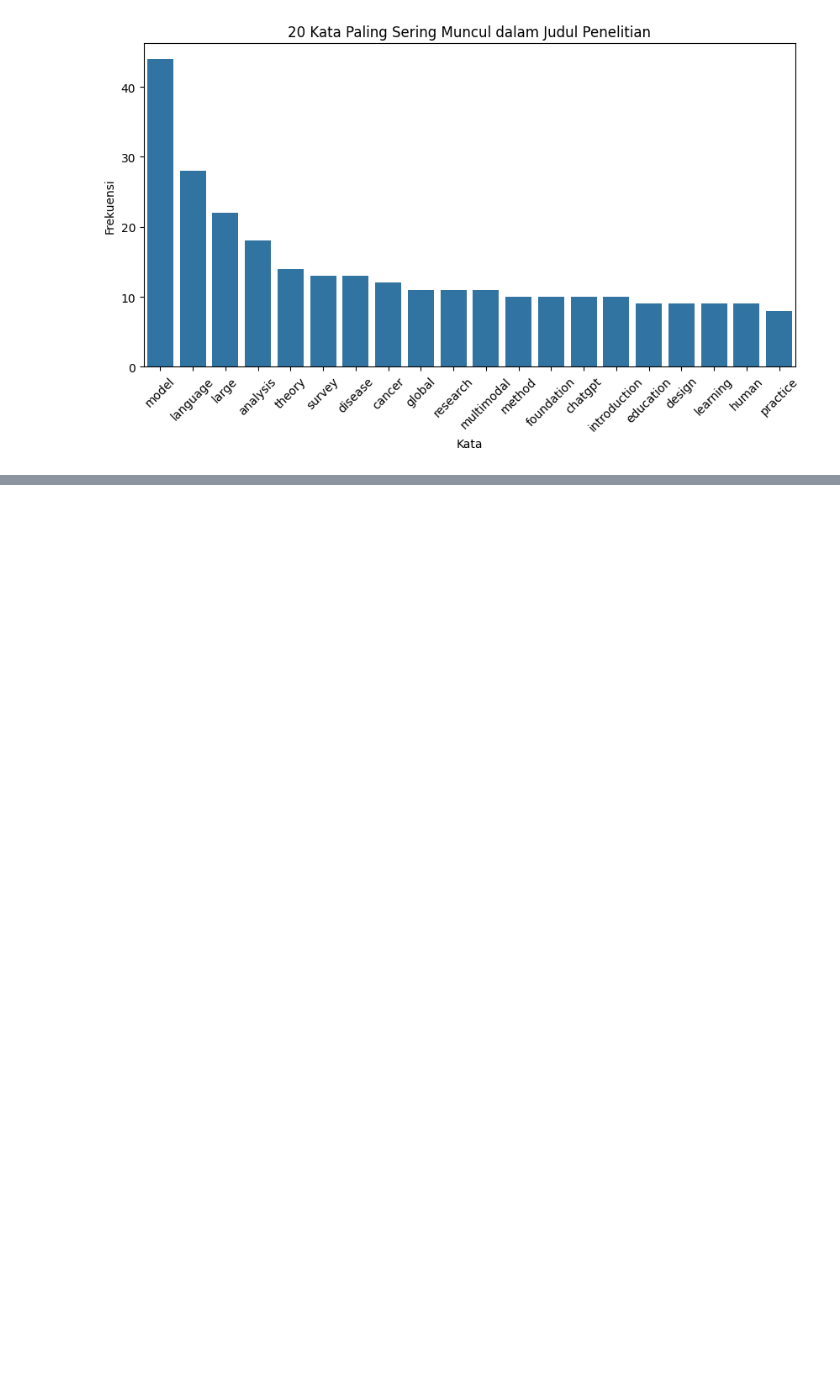
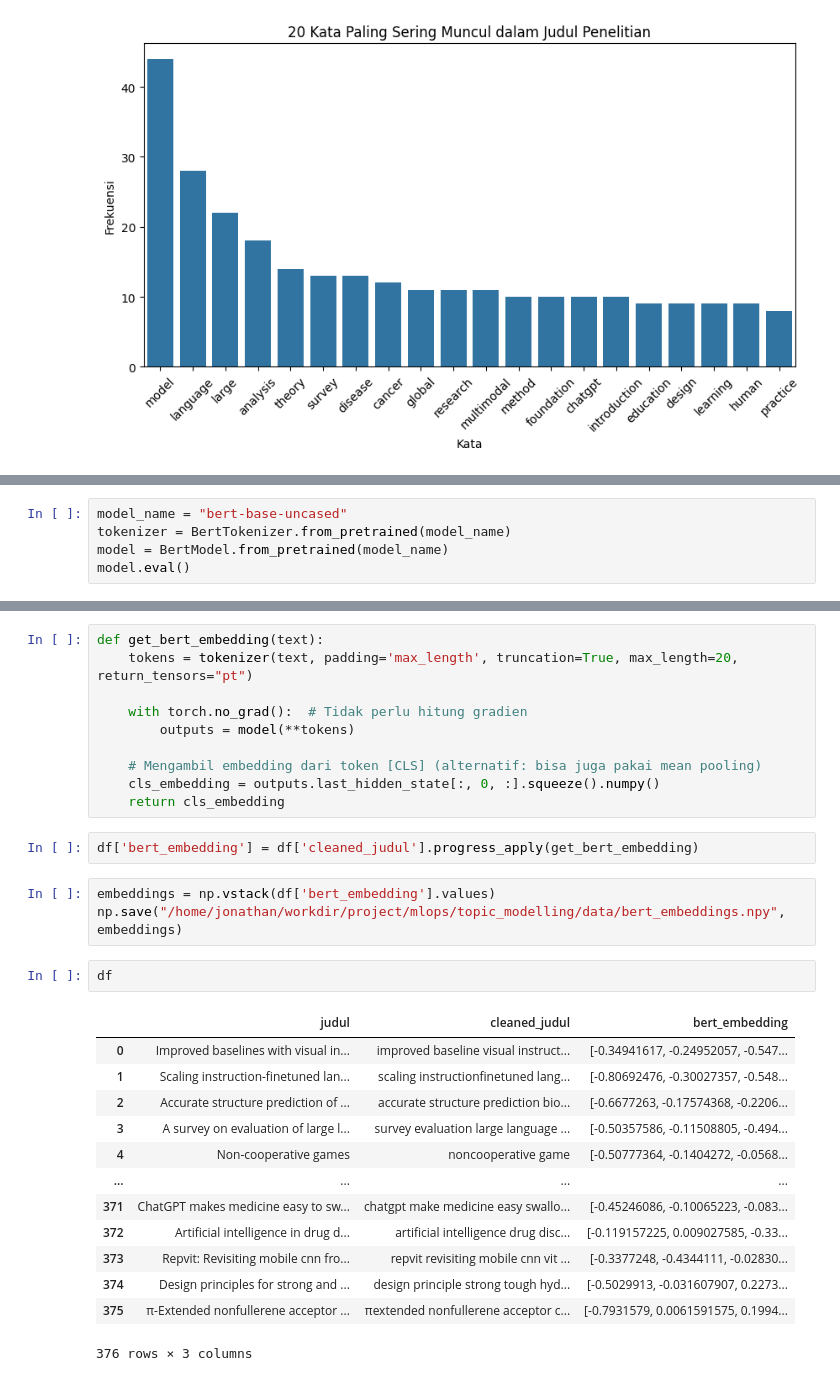
Before and after one commit to jonatyoung/Journalyze, a Jupyter notebook: notebooks/eda.ipynb, the cells around one changed output, grey strips where cells are left out. Drawn from its saved outputs; the diff is of its cells as text; blank space fills up the shorter version.

```diff
--- a/notebooks/eda.ipynb
+++ b/notebooks/eda.ipynb
@@ -104,0 +106,5 @@ Preprocessing dan EDA selesai!
+# %%
+model_name = "bert-base-uncased"
+tokenizer = BertTokenizer.from_pretrained(model_name)
+model = BertModel.from_pretrained(model_name)
+model.eval()
@@ -104,0 +129,31 @@ Preprocessing dan EDA selesai!
+# %%
+def get_bert_embedding(text):
+    tokens = tokenizer(text, padding='max_length', truncation=True, max_length=20, return_tensors="pt")
+
+    with torch.no_grad():  # Tidak perlu hitung gradien
+        outputs = model(**tokens)
+
+    # Mengambil embedding dari token [CLS] (alternatif: bisa juga pakai mean pooling)
+    cls_embedding = outputs.last_hidden_state[:, 0, :].squeeze().numpy()
+    return cls_embedding
+# %%
+df['bert_embedding'] = df['cleaned_judul'].progress_apply(get_bert_embedding)
+# %%
+embeddings = np.vstack(df['bert_embedding'].values)
+np.save("/home/jonathan/workdir/project/mlops/topic_modelling/data/bert_embeddings.npy", embeddings)
+# %%
+df
+# %% [output]
+|  | judul | cleaned_judul | bert_embedding |
+| 0 | Improved baselines with visual in... | improved baseline visual instruct... | [-0.34941617, -0.24952057, -0.547... |
+| 1 | Scaling instruction-finetuned lan... | scaling instructionfinetuned lang... | [-0.80692476, -0.30027357, -0.548... |
+| 2 | Accurate structure prediction of ... | accurate structure prediction bio... | [-0.6677263, -0.17574368, -0.2206... |
+| 3 | A survey on evaluation of large l... | survey evaluation large language ... | [-0.50357586, -0.11508805, -0.494... |
+| 4 | Non-cooperative games | noncooperative game | [-0.50777364, -0.1404272, -0.0568... |
+| ... | ... | ... | ... |
+| 371 | ChatGPT makes medicine easy to sw... | chatgpt make medicine easy swallo... | [-0.45246086, -0.10065223, -0.083... |
+| 372 | Artificial intelligence in drug d... | artificial intelligence drug disc... | [-0.119157225, 0.009027585, -0.33... |
+| 373 | Repvit: Revisiting mobile cnn fro... | repvit revisiting mobile cnn vit ... | [-0.3377248, -0.4344111, -0.02830... |
+| 374 | Design principles for strong and ... | design principle strong tough hyd... | [-0.5029913, -0.031607907, 0.2273... |
+| 375 | π-Extended nonfullerene acceptor ... | πextended nonfullerene acceptor c... | [-0.7931579, 0.0061591575, 0.1994... |
+376 rows × 3 columns
```
Also changed, not shown: parts of 5 cells of this notebook, 1 other file.
